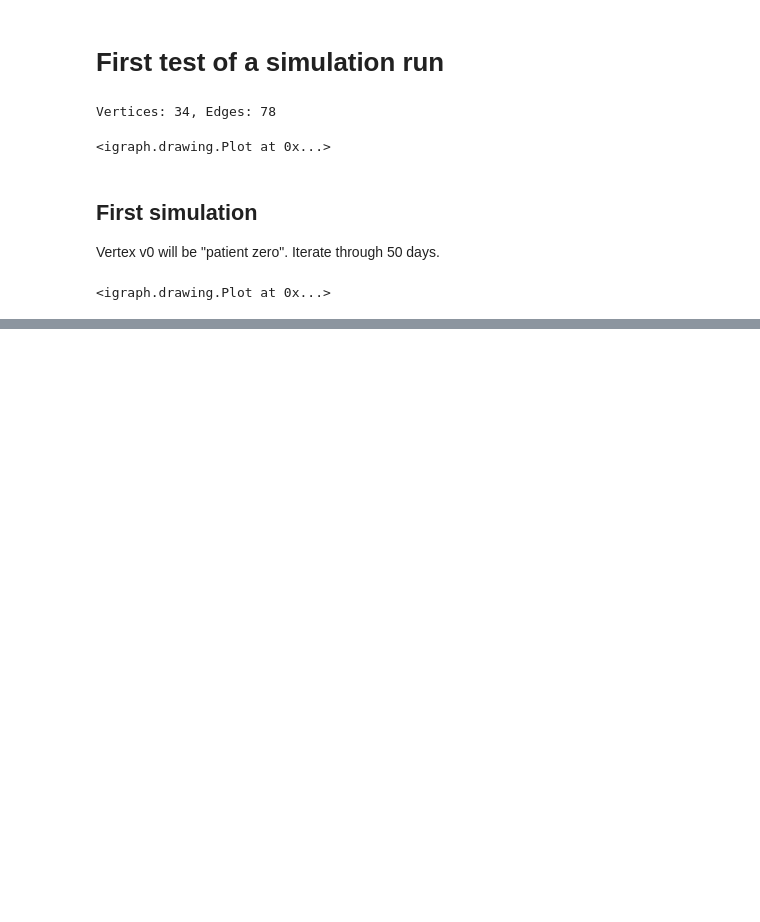
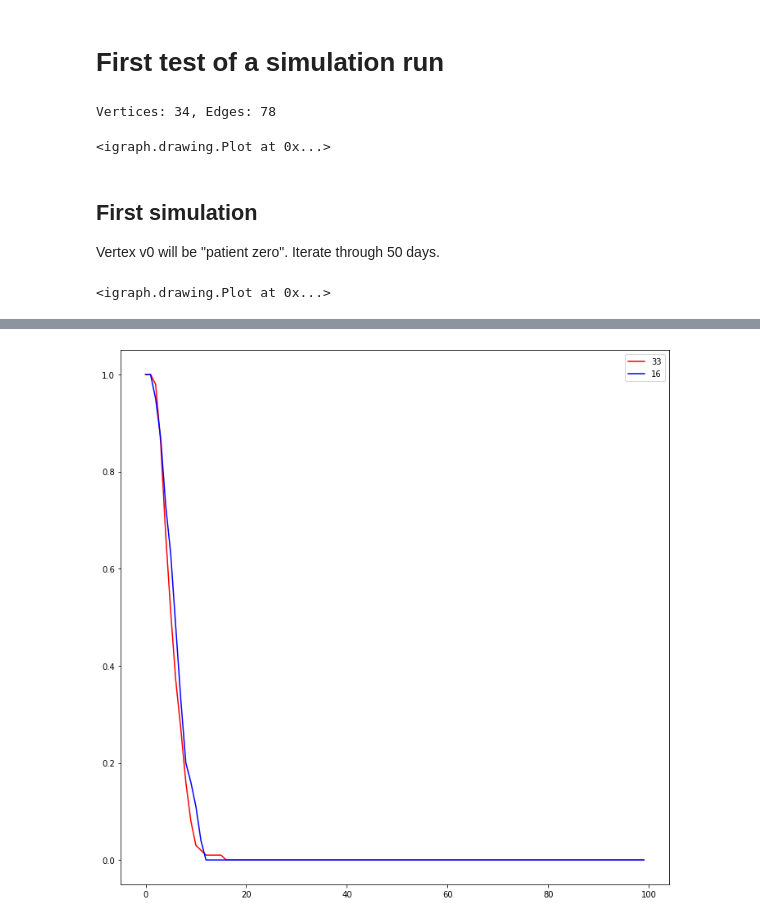
Before and after one commit to rkingan/disease-sim, a Jupyter notebook: notebooks/test01.ipynb, the cells around one changed output, grey strips where cells are left out. Cells and saved outputs as stored; diff of their text form; code cells hidden in the pictures; blank space fills up the shorter version.

```diff
--- a/notebooks/test01.ipynb
+++ b/notebooks/test01.ipynb
@@ -49,0 +97,8 @@ igraph.plot(G, bbox=(600, 600), vertex_color=colors, vertex_size=32)
+# %%
+fig, ax = plt.subplots(figsize=(12, 12))
+ax.plot(list(range(100)), df[df["patient0"] == 33].iloc[:, 11:].mean(axis=0), color="red", label="33")
+ax.plot(list(range(100)), df[df["patient0"] == 16].iloc[:, 11:].mean(axis=0), color="blue", label="16")
+ax.legend()
+plt.show()
+# %% [output]
+[figure, added]
```
Also changed, not shown: parts of 12 cells of this notebook, 7 other files.
